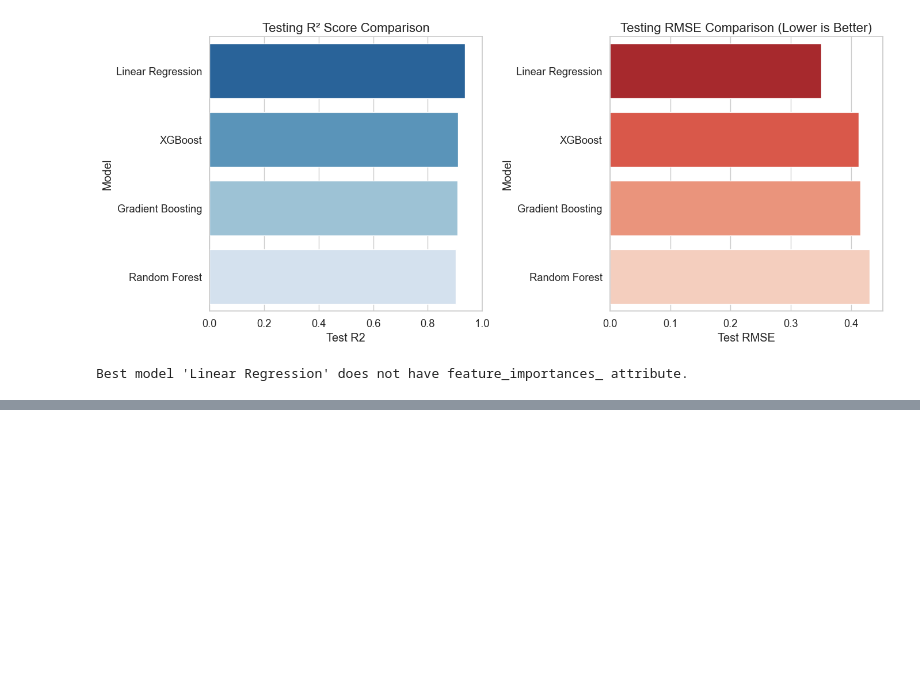
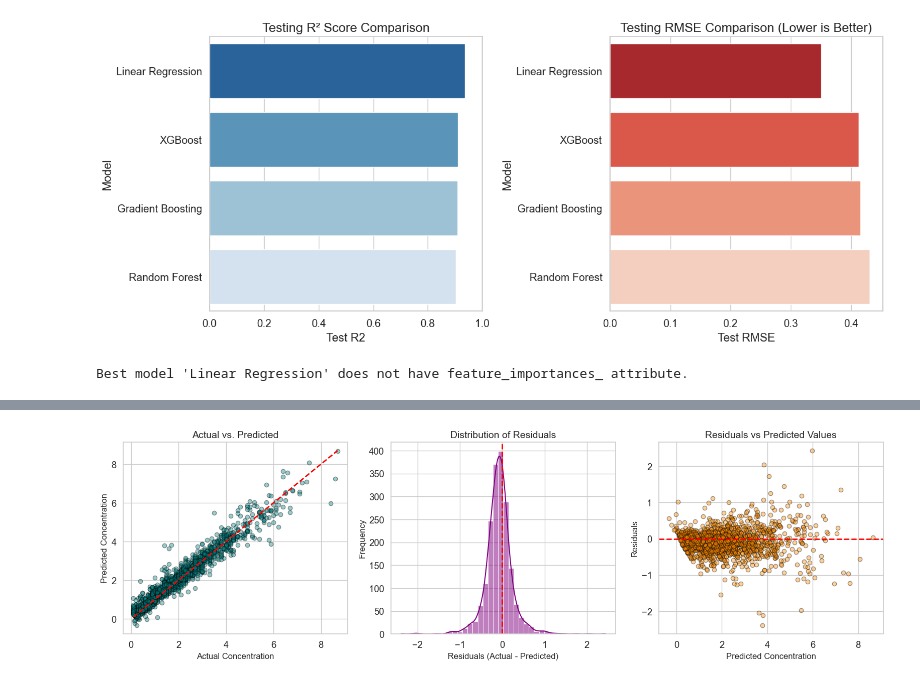
Before and after one commit to nitish-002/AQI-Prediction-Random-Forest, a Jupyter notebook: ML-Model/RFModel.ipynb, the cells around one changed output, grey strips where cells are left out. Saved outputs shown, nothing was run; the diff lists cells and outputs as text; code cells hidden in the pictures; blank space fills up the shorter version.

```diff
--- a/ML-Model/RFModel.ipynb
+++ b/ML-Model/RFModel.ipynb
@@ -298,0 +498,38 @@ Best model 'Linear Regression' does not have feature_importances_ attribute.
+# %%
+import matplotlib.pyplot as plt
+import seaborn as sns
+
+# Calculate error differentials
+residuals_xgb = y_test_adv - y_pred_xgb
+
+plt.figure(figsize=(16, 5))
+
+# 1. Actual vs Predicted Scatterplot
+plt.subplot(1, 3, 1)
+plt.scatter(y_test_adv, y_pred_xgb, alpha=0.4, color='teal', edgecolor='k')
+# The red diagonal line represents perfect predictions
+plt.plot([y_test_adv.min(), y_test_adv.max()], [y_test_adv.min(), y_test_adv.max()], 'r--', lw=2)
+plt.xlabel('Actual Concentration', fontsize=12)
+plt.ylabel('Predicted Concentration', fontsize=12)
+plt.title('Actual vs. Predicted', fontsize=14)
+
+# 2. Residual Distribution Histogram
+plt.subplot(1, 3, 2)
+sns.histplot(residuals_xgb, bins=40, kde=True, color='purple')
+plt.axvline(x=0, color='r', linestyle='--', lw=2)
+plt.xlabel('Residuals (Actual - Predicted)', fontsize=12)
+plt.ylabel('Frequency', fontsize=12)
+plt.title('Distribution of Residuals', fontsize=14)
+
+# 3. Residuals vs Predicted homoscedasticity check
+plt.subplot(1, 3, 3)
+plt.scatter(y_pred_xgb, residuals_xgb, alpha=0.4, color='darkorange', edgecolor='k')
+plt.axhline(y=0, color='r', linestyle='--', lw=2)
+plt.xlabel('Predicted Concentration', fontsize=12)
+plt.ylabel('Residuals', fontsize=12)
+plt.title('Residuals vs Predicted Values', fontsize=14)
+
+plt.tight_layout()
+plt.show()
+# %% [output]
+[figure, added]
```
Also changed, not shown: parts of 12 cells of this notebook, 10 other files.
